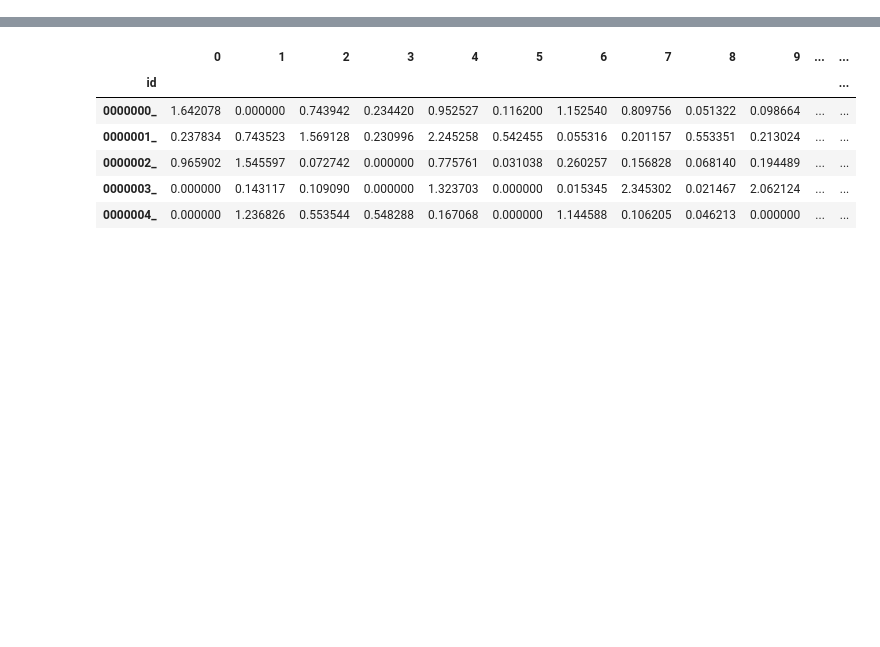
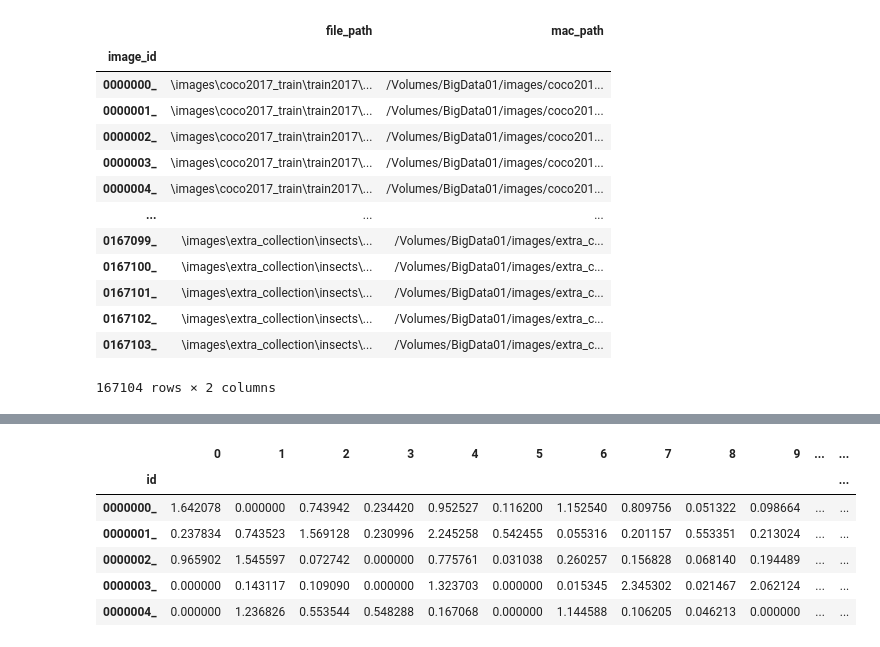
Before and after one commit to adhamarif/ImageRecommender, a Jupyter notebook: metric_three.ipynb, the cells around one changed output, grey strips where cells are left out. Drawn from its saved outputs; the diff is of its cells as text; code cells hidden in the pictures; blank space fills up the shorter version.

```diff
--- a/metric_three.ipynb
+++ b/metric_three.ipynb
@@ -5,5 +8,23 @@ from scipy.spatial import distance
+# %%
+project_path = '/Volumes/BigData01/adham-till-code'
 # %%
-
-data = pd.read_csv('file_path.csv', index_col='image_id')
-color = pd.read_csv('color_histogram.csv', index_col='image_id')
-df = pd.read_csv('embeddings.csv', index_col='id')
+data = pd.read_pickle(os.path.join(project_path, 'file_path.pkl'))
+color = pd.read_pickle(os.path.join(project_path,'color_histogram.pkl'))
+df = pd.read_pickle(os.path.join(project_path,'embeddings.pkl'))
+# %%
+data
+# %% [output]
+|  | file_path | mac_path |
+| image_id |  |  |
+| 0000000_ | \images\coco2017_train\train2017\... | /Volumes/BigData01/images/coco201... |
+| 0000001_ | \images\coco2017_train\train2017\... | /Volumes/BigData01/images/coco201... |
+| 0000002_ | \images\coco2017_train\train2017\... | /Volumes/BigData01/images/coco201... |
+| 0000003_ | \images\coco2017_train\train2017\... | /Volumes/BigData01/images/coco201... |
+| 0000004_ | \images\coco2017_train\train2017\... | /Volumes/BigData01/images/coco201... |
+| ... | ... | ... |
+| 0167099_ | \images\extra_collection\insects\... | /Volumes/BigData01/images/extra_c... |
+| 0167100_ | \images\extra_collection\insects\... | /Volumes/BigData01/images/extra_c... |
+| 0167101_ | \images\extra_collection\insects\... | /Volumes/BigData01/images/extra_c... |
+| 0167102_ | \images\extra_collection\insects\... | /Volumes/BigData01/images/extra_c... |
+| 0167103_ | \images\extra_collection\insects\... | /Volumes/BigData01/images/extra_c... |
+167104 rows × 2 columns
```
Also changed, not shown: parts of 9 cells of this notebook.
